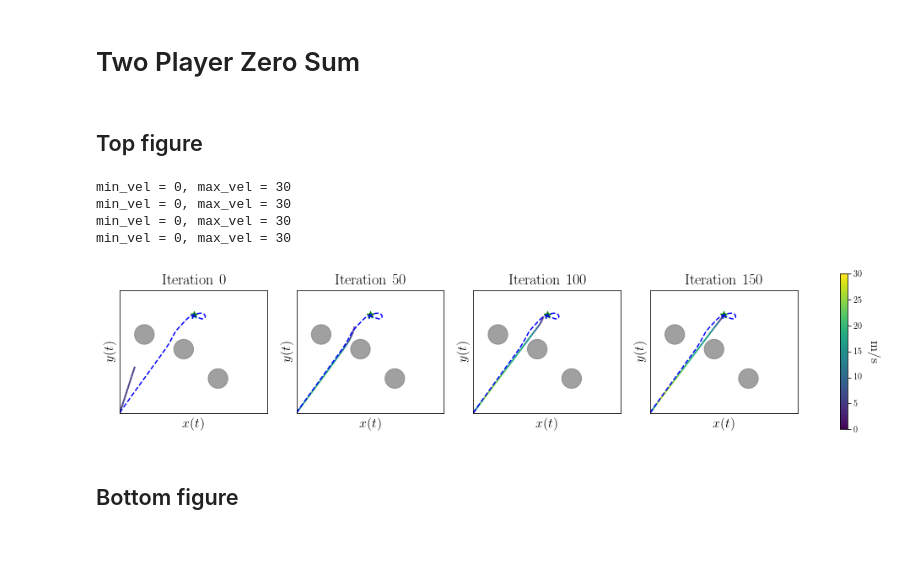
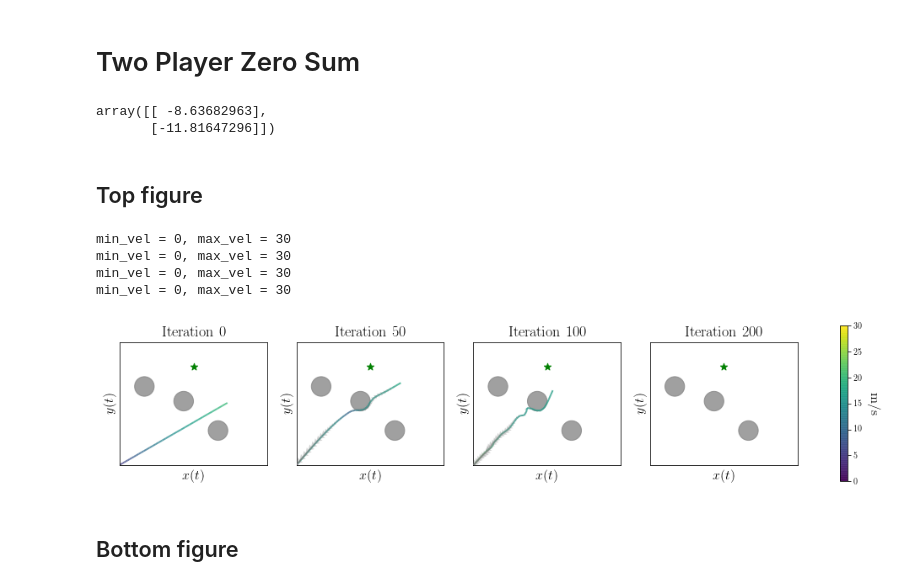
Before and after one commit to HJReachability/ilqgames, a Jupyter notebook: notebooks/CDC 2019 Plots.ipynb, the cells around one changed output. Drawn from its saved outputs; the diff is of its cells as text; code cells hidden in the pictures; blank space fills up the shorter version.

```diff
--- a/notebooks/CDC 2019 Plots.ipynb
+++ b/notebooks/CDC 2019 Plots.ipynb
@@ -20,17 +20,18 @@ matplotlib.rc('text', usetex=True)
 # Two Player Zero Sum
 # %%
 # Load the ILQG data.
-fp = open('../python/logs/two_player_zero_sum/goal_75_100_init_pi_2_5_v_5.pkl', 'rb')
+# fp = open('../python/logs/two_player_zero_sum/goal_75_100_init_pi_2_5_v_5_dist.pkl', 'rb')
+fp = open('../python/logs/two_player_zero_sum/goal_75_100_init_pi_6_v_5_dist.pkl', 'rb')
 ilqg_data_top = dill.load(fp)
 fp.close()
 
-fp = open('../python/logs/two_player_zero_sum/goal_75_100_init_pi_10_v_10.pkl', 'rb')
-ilqg_data_bottom = dill.load(fp)
-fp.close()
+# fp = open('../python/logs/two_player_zero_sum/goal_75_100_init_pi_10_v_10.pkl', 'rb')
+# ilqg_data_bottom = dill.load(fp)
+# fp.close()
 
 # Load the HJI data.
 hji_data_top = scipy.io.loadmat('../python/logs/unicycle_4d_reach_avoid_example_wMax_1_aMax_2_dMax_0.2_cost_u_10_cost_d_10_ang_1.2566_log_data.mat')
-hji_data_bottom = scipy.io.loadmat('../python/logs/unicycle_4d_reach_avoid_example_wMax_1_aMax_2_dMax_0.2_cost_u_10_cost_d_10_ang_0.31416_log_data.mat')
+# hji_data_bottom = scipy.io.loadmat('../python/logs/unicycle_4d_reach_avoid_example_wMax_1_aMax_2_dMax_0.2_cost_u_10_cost_d_10_ang_0.31416_log_data.mat')
 # %%
 # Environment parameters.
 goal = (75.0, 100.0)
@@ -70,9 +71,27 @@ def plot_vel_traj(ax, traj, downsample, vel_lims=None):
     # Set the velocity to be used for color mapping.
     lc.set_array(vel)
     lc.set_linewidth(2)
+#     lc.set_linewidth(5)
+    lc.set_alpha(0.75)
     line = ax.add_collection(lc)
 
     return line
+# %%
+ilqg_data_top['us'][-1][1][0]
+# %% [output]
+array([[ -8.63682963],
+       [-11.81647296]])
+# %%
+def plot_dist_traj(ax, traj, us, downsample, scale=1):
+    xs = np.array([x[0, 0] for k, x in enumerate(traj) if k % downsample == 0])
+    ys = np.array([x[1, 0] for k, x in enumerate(traj) if k % downsample == 0])
+
+    dists = us[1]
+
+    dxs = [scale * d[0, 0] for k, d in enumerate(dists) if k % downsample == 0]
+    dys = [scale * d[1, 0] for k, d in enumerate(dists) if k % downsample == 0]
+
+    ax.quiver(xs, ys, dxs, dys, zorder=40, alpha=0.35, headwidth=6, color=(0.5, 0.5, 0.5, 1.))
 # %%
 def plot_iteration(ax, iteration, data, downsample=1):
     ax.set_title('Iteration ' + str(iteration), fontsize=18)
@@ -89,9 +108,12 @@ def plot_iteration(ax, iteration, data, downsample=1):
     ################################################################################
     # Plot the ILQG trajectory.
     ilqg_traj = ilqg_data['xs'][iteration]
+    ilqg_us = ilqg_data['us'][iteration]
 
-    ilqg_xs = [x[0, 0] for k, x in enumerate(ilqg_traj) if k % downsample == 0]
-    ilqg_ys = [x[1, 0] for k, x in enumerate(ilqg_traj) if k % downsample == 0]
+#     ilqg_xs = [x[0, 0] for k, x in enumerate(ilqg_traj) if k % downsample == 0]
+#     ilqg_ys = [x[1, 0] for k, x in enumerate(ilqg_traj) if k % downsample == 0]
+
+    plot_dist_traj(ax, ilqg_traj, ilqg_us, 2, scale=2)
 
     ilqg_line = None
     ilqg_line = plot_vel_traj(ax, ilqg_traj, downsample, vel_lims=(0, 30))
@@ -100,8 +122,9 @@ def plot_iteration(ax, iteration, data, downsample=1):
 
     ################################################################################
     # Plot the HJI trajectory.
-    hji_traj = hji_data['traj']
-    hji_line = ax.plot(hji_traj[0, :], hji_traj[1, :], label='HJI', linestyle='dashed', c='b')
+    hji_line = None
+#     hji_traj = hji_data['traj']
+#     hji_line = ax.plot(hji_traj[0, :], hji_traj[1, :], label='HJI', linestyle='dashed', c='b')
 #     ax.plot(xs, ys, '.-b', label="ILQ game", alpha=1., markersize=2)
     ################################################################################
 
@@ -119,30 +142,30 @@ def plot_iteration(ax, iteration, data, downsample=1):
 # %% [markdown]
 ## Top figure
 # %%
-iterations = [0, 50, 100, 150]
+iterations = [0, 50, 100, 200]
 fig, axes = plt.subplots(1, len(iterations))
 
 data = {'ilqg': ilqg_data_top, 'hji': hji_data_top}
 
 ilqg_line = None
 hji_line = None
 for i, axi in zip(iterations, axes):
     axi.set_aspect('equal')
     ilqg_line, hji_line = plot_iteration(axi, i, data, downsample=3)
 
 if ilqg_line is not None:
     bar = fig.colorbar(ilqg_line, ax=axes.ravel().tolist())
     bar.ax.set_ylabel('m/s', rotation=270, labelpad=24, fontsize=16)
 
 fig.set_figwidth(4 * len(iterations) + 2)
 fig.set_figheight(3.4)
 plt.savefig('plots/two_player_zero_sum_top.pdf', bbox_inches='tight')
 # %% [output]
 min_vel = 0, max_vel = 30
 min_vel = 0, max_vel = 30
 min_vel = 0, max_vel = 30
 min_vel = 0, max_vel = 30
-[figure, old version]
+[figure, new version]
 # %% [markdown]
 ## Bottom figure
 # %%
```
Also changed, not shown: parts of 8 cells of this notebook, 2 other files.
